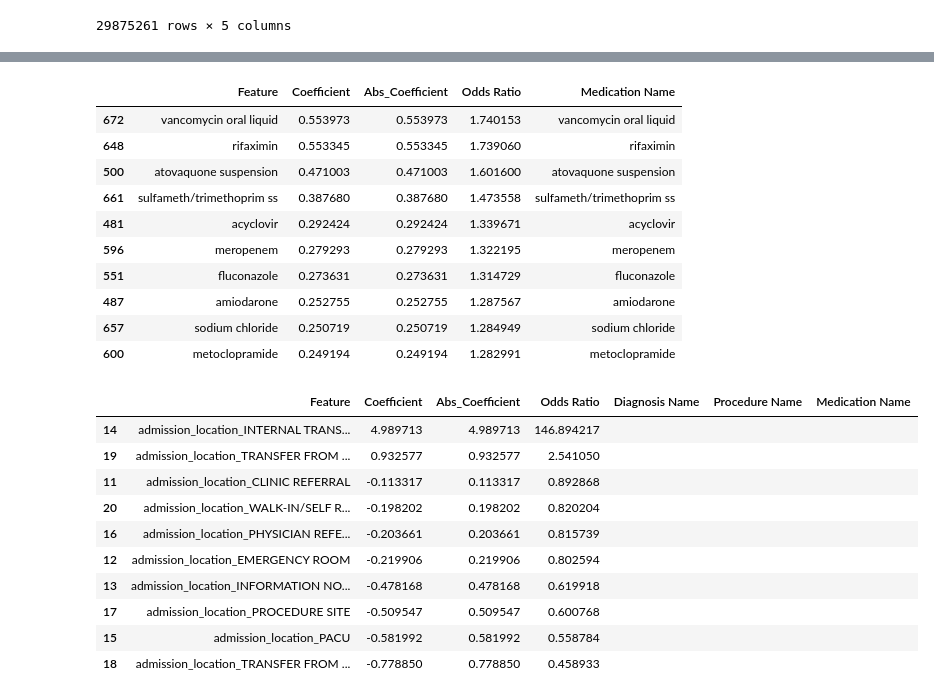
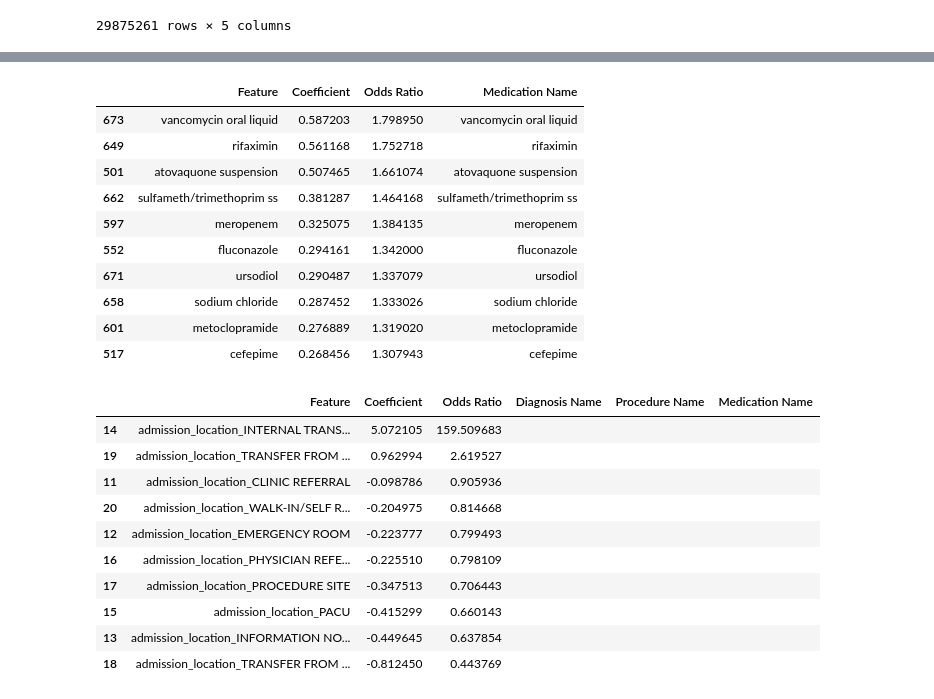
Before and after one commit to saaqib-m/patient-readmission, a Jupyter notebook: Patient-Readmission-LR-Notebook-v2.ipynb, the cells around one changed output, grey strips where cells are left out. Drawn from its saved outputs; the diff is of its cells as text; code cells hidden in the pictures.

```diff
--- a/Patient-Readmission-LR-Notebook-v2.ipynb
+++ b/Patient-Readmission-LR-Notebook-v2.ipynb
@@ -458,8 +527,18 @@ y = df_full_dataset.readmission
 # %%
 X_train, X_test, y_train, y_test = train_test_split(X, y, test_size=0.25, random_state=42)
 # %%
-logreg = LogisticRegression(penalty= 'l1',solver='liblinear', class_weight='balanced', random_state=42, max_iter=1000)
+logreg = LogisticRegression(penalty= 'l1',solver='liblinear', random_state=42, max_iter=1000)
 
-# fit the model with data
-logreg.fit(X_train, y_train)
-y_pred = logreg.predict(X_test)
+param_grid = {
+    'class_weight': [
+        {0: 1, 1: 5},
+        {0: 1, 1: 10},
+        {0: 1, 1: 20},
+    ]
+}
+scorer = make_scorer(f1_score)
+# %%
+grid = GridSearchCV(logreg, param_grid, scoring=scorer, cv=3, n_jobs= -2)  # 3-fold CV
+grid.fit(X_train, y_train)
+print("Best class weight:", grid.best_params_)
+print("Best F1 score:", grid.best_score_)
@@ -466,3 +548,9 @@ y_pred = logreg.predict(X_test)
+# %%
+logreg = LogisticRegression(penalty= 'l1',solver='liblinear', class_weight = {0: 1, 1: 5}, random_state=42, max_iter=1000)
+
+# fit the model with data
+logreg.fit(X_train, y_train)
+y_pred = logreg.predict(X_test)
 # %%
 cnf_matrix = metrics.confusion_matrix(y_test, y_pred)
 cnf_matrix
@@ -521,7 +612,6 @@ feature_names = X_train.columns
 coef_df = pd.DataFrame({
     'Feature': feature_names,
     'Coefficient': coef,
-    'Abs_Coefficient': np.abs(coef),
     'Odds Ratio': np.exp(coef),
     'Diagnosis Name': "",
     'Procedure Name': "",
@@ -586,32 +674,32 @@ coef_df_proc.head(10)
 # %%
-coef_df_medi = coef_df[['Feature','Coefficient','Abs_Coefficient','Odds Ratio','Medication Name']].sort_values(by=['Odds Ratio','Medication Name'], ascending=False)
-# Filter to keep only non-blank 'Medication Name'
+coef_df_medi = coef_df[['Feature','Coefficient','Odds Ratio','Medication Name']].sort_values(by=['Odds Ratio','Medication Name'], ascending=False)
 coef_df_medi = coef_df_medi[coef_df_medi['Medication Name'].notna() & (coef_df_medi['Medication Name'] != '')]
 coef_df_medi.head(10)
 # %% [output]
-|  | Feature | Coefficient | Abs_Coefficient | Odds Ratio | Medication Name |
-| 672 | vancomycin oral liquid | 0.553973 | 0.553973 | 1.740153 | vancomycin oral liquid |
-| 648 | rifaximin | 0.553345 | 0.553345 | 1.739060 | rifaximin |
-| 500 | atovaquone suspension | 0.471003 | 0.471003 | 1.601600 | atovaquone suspension |
-| 661 | sulfameth/trimethoprim ss | 0.387680 | 0.387680 | 1.473558 | sulfameth/trimethoprim ss |
-| 481 | acyclovir | 0.292424 | 0.292424 | 1.339671 | acyclovir |
-| 596 | meropenem | 0.279293 | 0.279293 | 1.322195 | meropenem |
-| 551 | fluconazole | 0.273631 | 0.273631 | 1.314729 | fluconazole |
-| 487 | amiodarone | 0.252755 | 0.252755 | 1.287567 | amiodarone |
-| 657 | sodium chloride | 0.250719 | 0.250719 | 1.284949 | sodium chloride |
-| 600 | metoclopramide | 0.249194 | 0.249194 | 1.282991 | metoclopramide |
+|  | Feature | Coefficient | Odds Ratio | Medication Name |
+| 673 | vancomycin oral liquid | 0.587203 | 1.798950 | vancomycin oral liquid |
+| 649 | rifaximin | 0.561168 | 1.752718 | rifaximin |
+| 501 | atovaquone suspension | 0.507465 | 1.661074 | atovaquone suspension |
+| 662 | sulfameth/trimethoprim ss | 0.381287 | 1.464168 | sulfameth/trimethoprim ss |
+| 597 | meropenem | 0.325075 | 1.384135 | meropenem |
+| 552 | fluconazole | 0.294161 | 1.342000 | fluconazole |
+| 671 | ursodiol | 0.290487 | 1.337079 | ursodiol |
+| 658 | sodium chloride | 0.287452 | 1.333026 | sodium chloride |
+| 601 | metoclopramide | 0.276889 | 1.319020 | metoclopramide |
+| 517 | cefepime | 0.268456 | 1.307943 | cefepime |
 # %%
-coef_df[coef_df['Feature'].str.contains('admission_location')].sort_values(by='Odds Ratio', ascending=False)
+coef_df_medi_admit_location = coef_df[coef_df['Feature'].str.contains('admission_location')].sort_values(by='Odds Ratio', ascending=False)
+coef_df_medi_admit_location
 # %% [output]
-|  | Feature | Coefficient | Abs_Coefficient | Odds Ratio | Diagnosis Name | Procedure Name | Medication Name |
-| 14 | admission_location_INTERNAL TRANS... | 4.989713 | 4.989713 | 146.894217 |  |  |  |
-| 19 | admission_location_TRANSFER FROM ... | 0.932577 | 0.932577 | 2.541050 |  |  |  |
-| 11 | admission_location_CLINIC REFERRAL | -0.113317 | 0.113317 | 0.892868 |  |  |  |
-| 20 | admission_location_WALK-IN/SELF R... | -0.198202 | 0.198202 | 0.820204 |  |  |  |
-| 16 | admission_location_PHYSICIAN REFE... | -0.203661 | 0.203661 | 0.815739 |  |  |  |
-| 12 | admission_location_EMERGENCY ROOM | -0.219906 | 0.219906 | 0.802594 |  |  |  |
-| 13 | admission_location_INFORMATION NO... | -0.478168 | 0.478168 | 0.619918 |  |  |  |
-| 17 | admission_location_PROCEDURE SITE | -0.509547 | 0.509547 | 0.600768 |  |  |  |
-| 15 | admission_location_PACU | -0.581992 | 0.581992 | 0.558784 |  |  |  |
-| 18 | admission_location_TRANSFER FROM ... | -0.778850 | 0.778850 | 0.458933 |  |  |  |
+|  | Feature | Coefficient | Odds Ratio | Diagnosis Name | Procedure Name | Medication Name |
+| 14 | admission_location_INTERNAL TRANS... | 5.072105 | 159.509683 |  |  |  |
+| 19 | admission_location_TRANSFER FROM ... | 0.962994 | 2.619527 |  |  |  |
+| 11 | admission_location_CLINIC REFERRAL | -0.098786 | 0.905936 |  |  |  |
+| 20 | admission_location_WALK-IN/SELF R... | -0.204975 | 0.814668 |  |  |  |
+| 12 | admission_location_EMERGENCY ROOM | -0.223777 | 0.799493 |  |  |  |
+| 16 | admission_location_PHYSICIAN REFE... | -0.225510 | 0.798109 |  |  |  |
+| 17 | admission_location_PROCEDURE SITE | -0.347513 | 0.706443 |  |  |  |
+| 15 | admission_location_PACU | -0.415299 | 0.660143 |  |  |  |
+| 13 | admission_location_INFORMATION NO... | -0.449645 | 0.637854 |  |  |  |
+| 18 | admission_location_TRANSFER FROM ... | -0.812450 | 0.443769 |  |  |  |
 # %%
```
Also changed, not shown: parts of 33 cells of this notebook, 1 other file.
